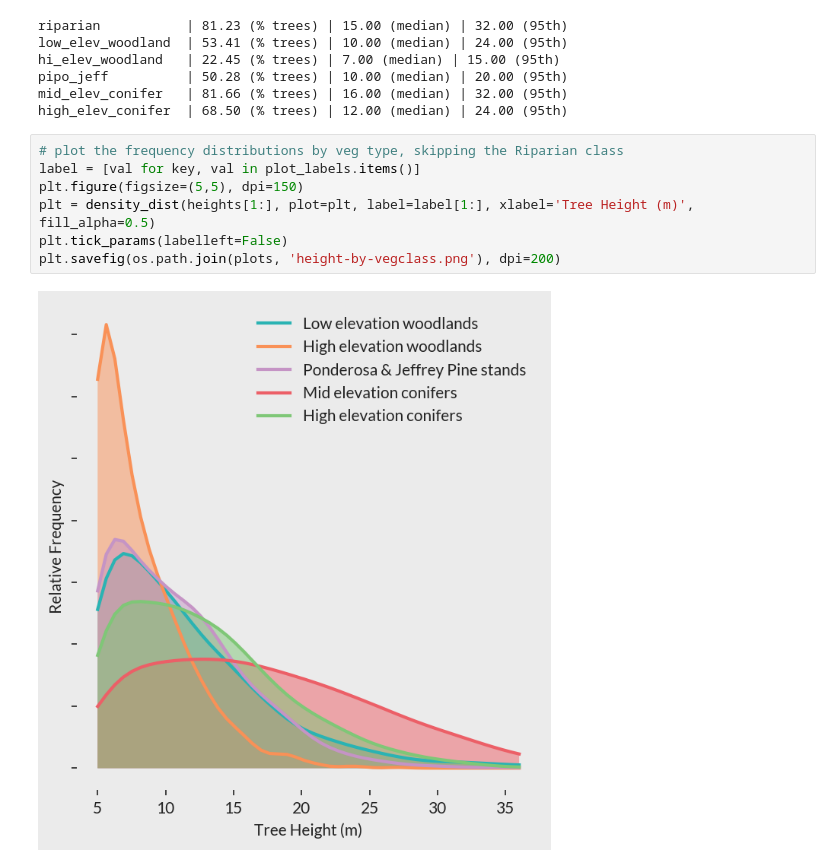
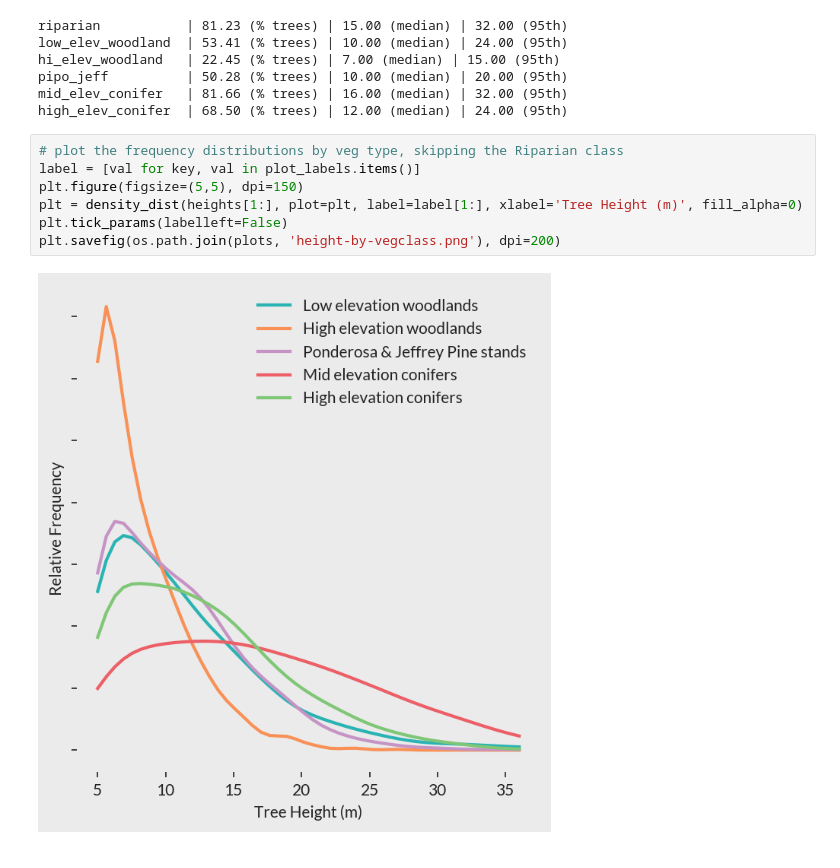
Before and after one commit to forestobservatory/cfo-big-trees, a Jupyter notebook: notebooks/SampleTreeLocations.ipynb, the cells around one changed output. Cells and saved outputs as stored; diff of their text form.

Commit message:
removed alpha from density dist plot

```diff
--- a/notebooks/SampleTreeLocations.ipynb
+++ b/notebooks/SampleTreeLocations.ipynb
@@ -189,9 +189,9 @@ high_elev_conifer  | 68.50 (% trees) | 12.00 (median) | 24.00 (95th)
 # %%
 # plot the frequency distributions by veg type, skipping the Riparian class
 label = [val for key, val in plot_labels.items()]
 plt.figure(figsize=(5,5), dpi=150)
-plt = density_dist(heights[1:], plot=plt, label=label[1:], xlabel='Tree Height (m)', fill_alpha=0.5)
+plt = density_dist(heights[1:], plot=plt, label=label[1:], xlabel='Tree Height (m)', fill_alpha=0)
 plt.tick_params(labelleft=False)
 plt.savefig(os.path.join(plots, 'height-by-vegclass.png'), dpi=200)
 # %% [output]
-[figure, old version]
+[figure, new version]
```
Also changed, not shown: parts of 6 cells of this notebook, 1 other file.
